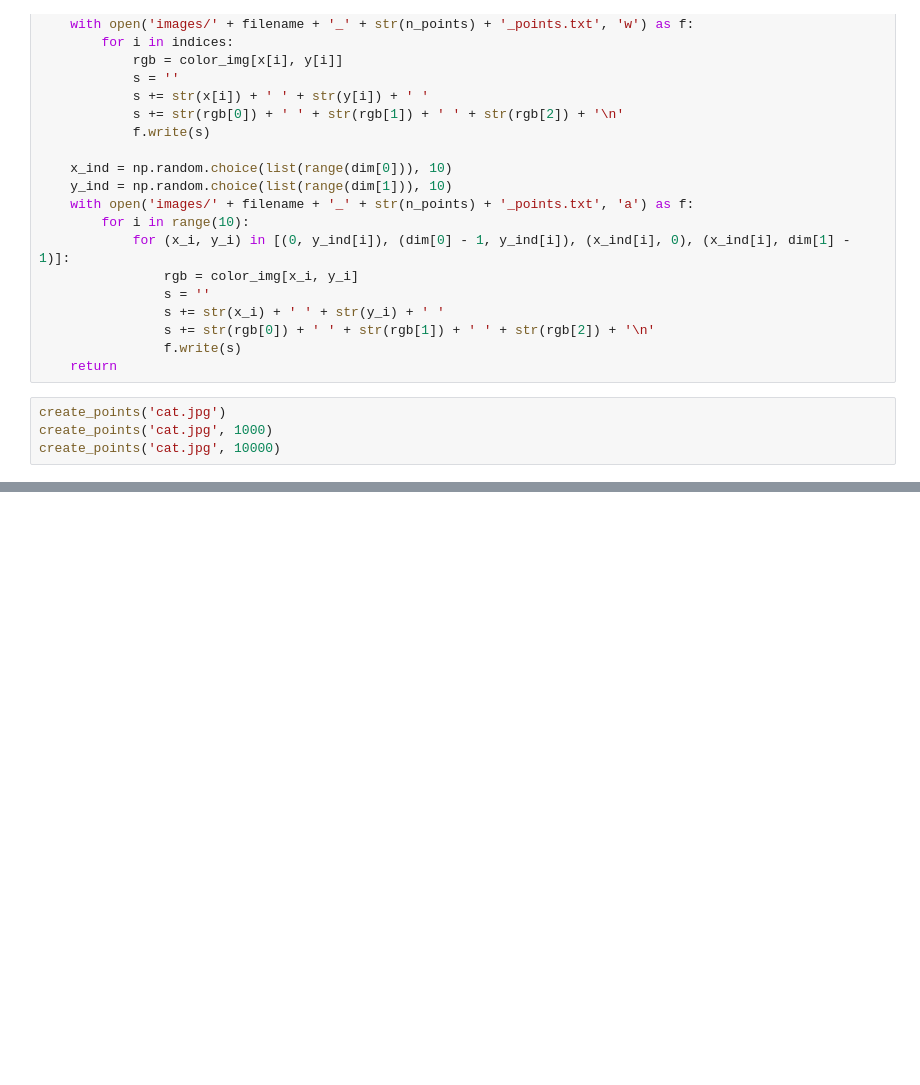
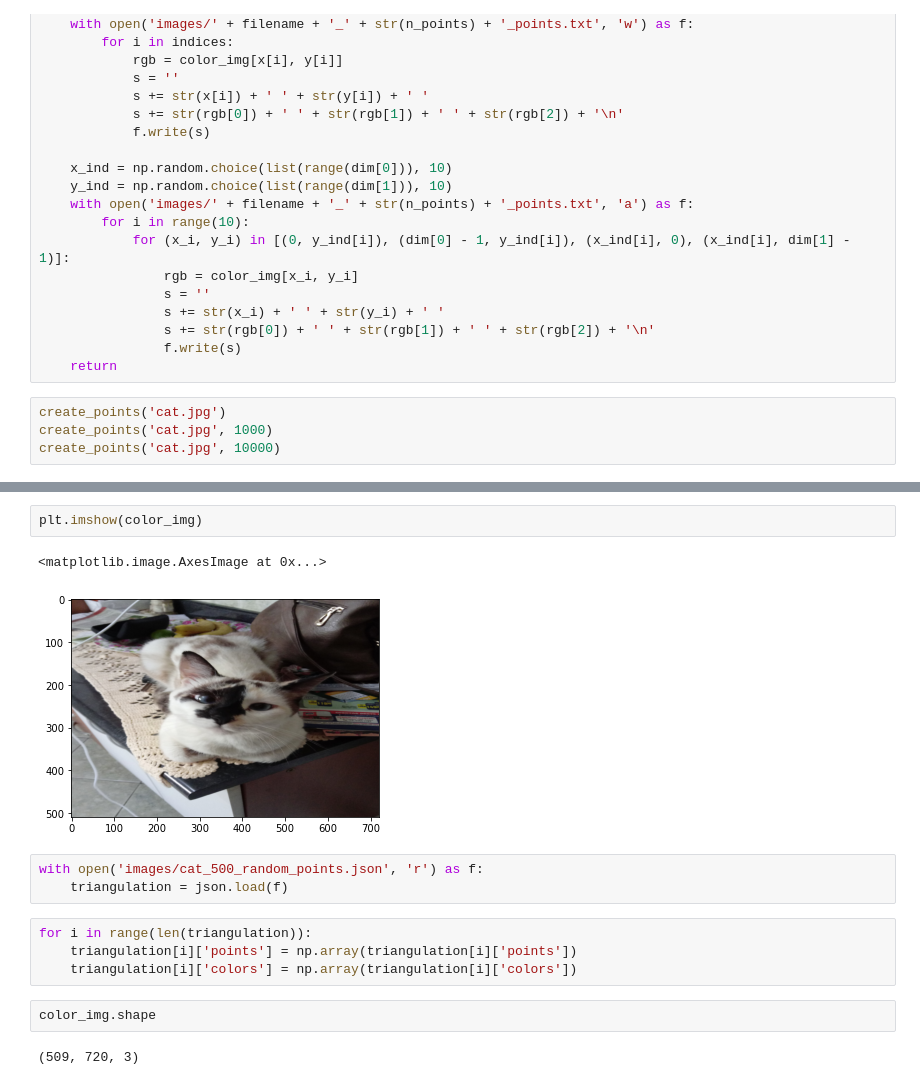
Before and after one commit to GiovaniValdrighi/data-structure-algorithms, a Jupyter notebook: delaunay-triangulation/processing_image.ipynb, the cells around one changed output, grey strips where cells are left out. Cells and saved outputs as stored; diff of their text form; blank space fills up the shorter version.

```diff
--- a/delaunay-triangulation/processing_image.ipynb
+++ b/delaunay-triangulation/processing_image.ipynb
@@ -90,0 +137,16 @@ random_points('me.jpg', 500)
+# %%
+plt.imshow(color_img)
+# %% [output]
+<matplotlib.image.AxesImage at 0x...>
+[figure, added]
+# %%
+with open('images/cat_500_random_points.json', 'r') as f:
+    triangulation = json.load(f)
+# %%
+for i in range(len(triangulation)):
+    triangulation[i]['points'] = np.array(triangulation[i]['points'])
+    triangulation[i]['colors'] = np.array(triangulation[i]['colors'])
+# %%
+color_img.shape
+# %% [output]
+(509, 720, 3)
```
Also changed, not shown: parts of 11 cells of this notebook, 8 other files.
